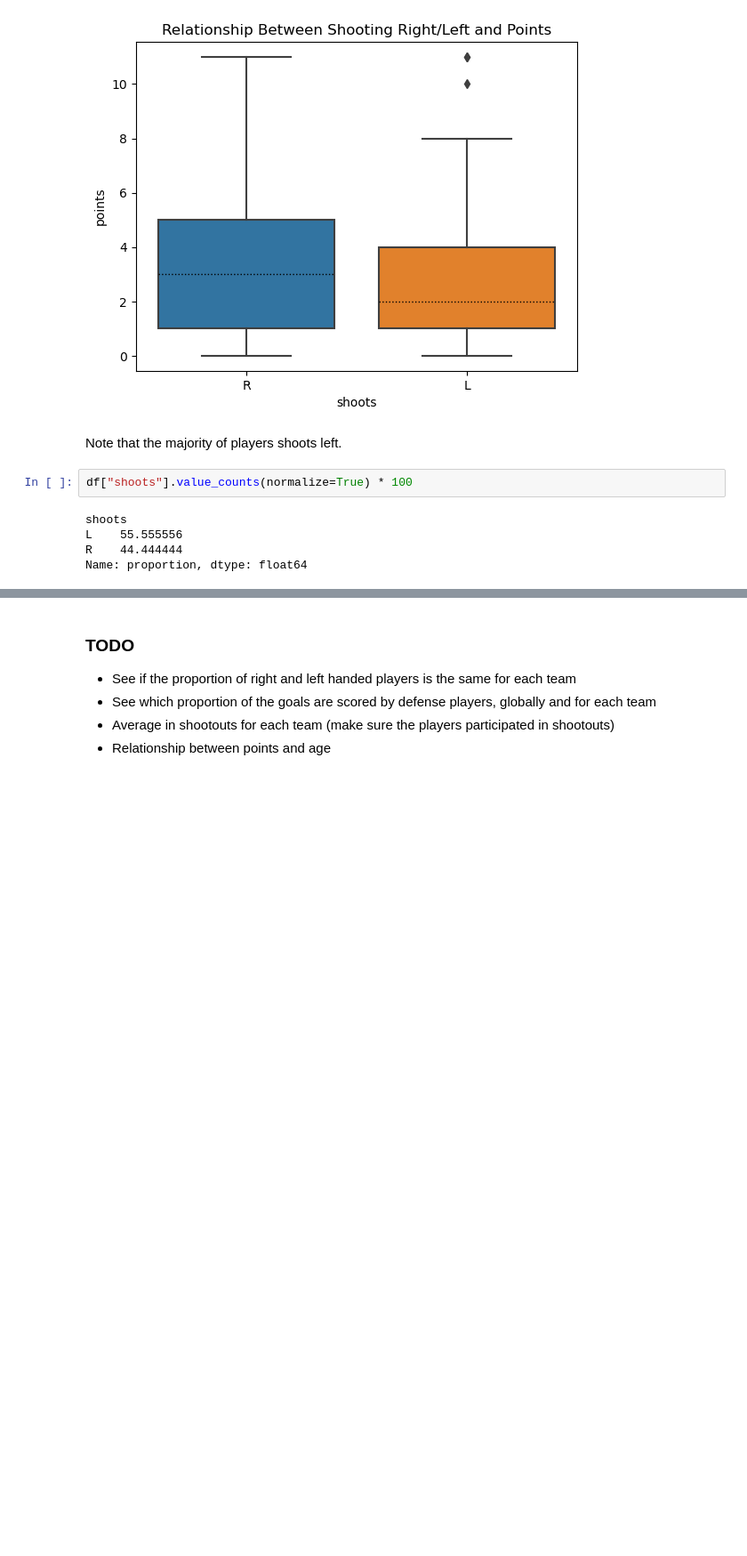
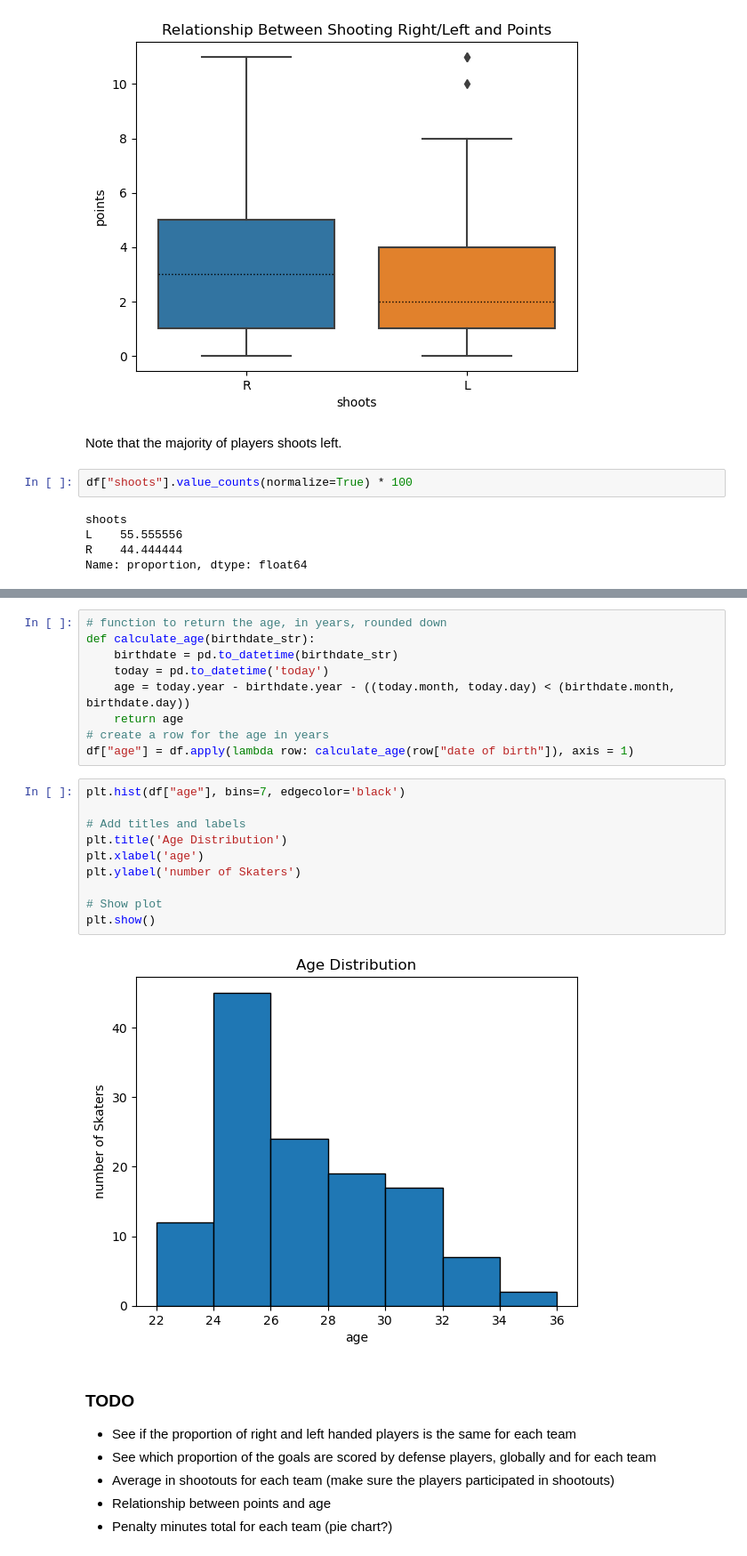
Before and after one commit to AGasconAfriat/pwhl_data-analysis, a Jupyter notebook: visualizations.ipynb, the cells around one changed output, grey strips where cells are left out. Shown at 89% size. Cells and saved outputs as stored; diff of their text form; blank space fills up the shorter version.

```diff
--- a/visualizations.ipynb
+++ b/visualizations.ipynb
@@ -119,3 +151,24 @@ plt.show()
+# %%
+# function to return the age, in years, rounded down
+def calculate_age(birthdate_str):
+    birthdate = pd.to_datetime(birthdate_str)
+    today = pd.to_datetime('today')
+    age = today.year - birthdate.year - ((today.month, today.day) < (birthdate.month, birthdate.day))
+    return age
+# create a row for the age in years
+df["age"] = df.apply(lambda row: calculate_age(row["date of birth"]), axis = 1)
+# %%
+plt.hist(df["age"], bins=7, edgecolor='black')
+
+# Add titles and labels
+plt.title('Age Distribution')
+plt.xlabel('age')
+plt.ylabel('number of Skaters')
+
+# Show plot
+plt.show()
+# %% [output]
+[figure, added]
 # %% [markdown]
 ### TODO
 
@@ -123,3 +176,4 @@ plt.show()
 - See which proportion of the goals are scored by defense players, globally and for each team
 - Average in shootouts for each team (make sure the players participated in shootouts)
 - Relationship between points and age
+- Penalty minutes total for each team (pie chart?)
```
Also changed, not shown: parts of 6 cells of this notebook.
